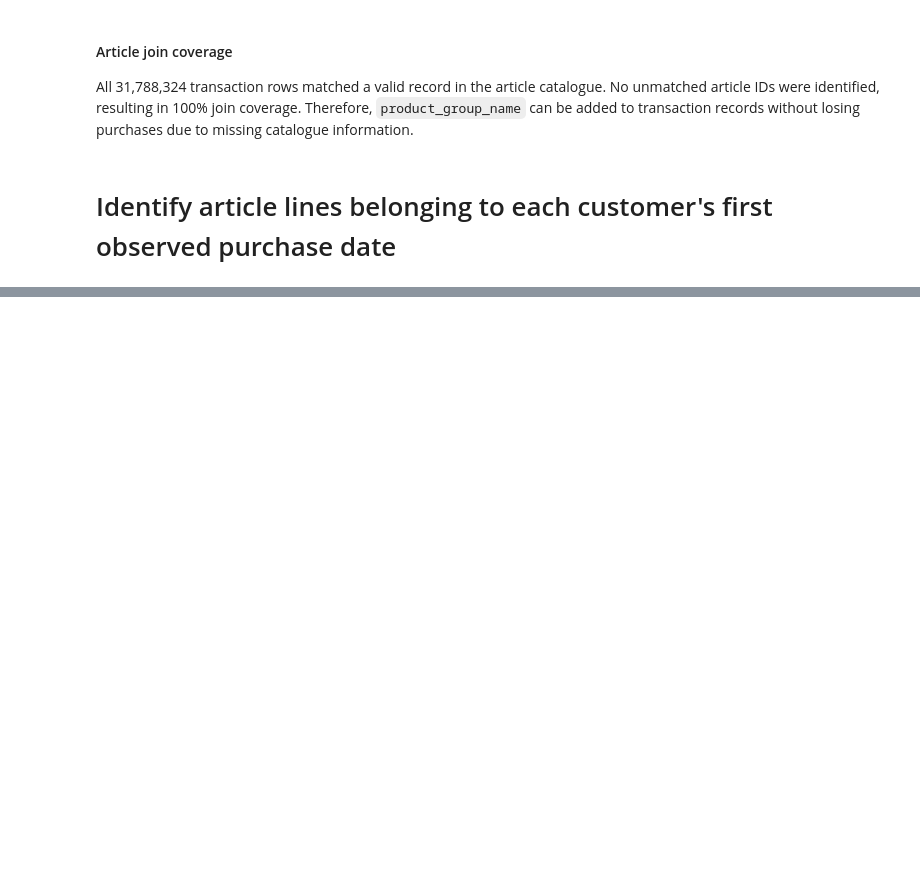
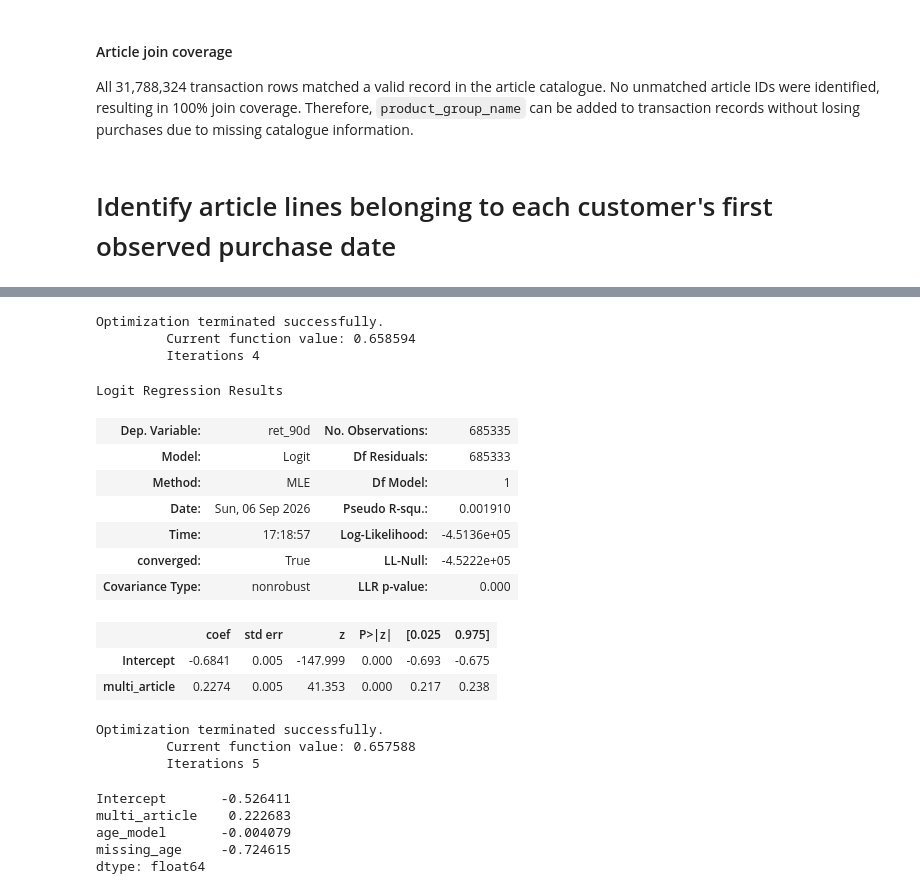
Before and after one commit to nastyaluziw-ux/hm-customer-retention-analysis, a Jupyter notebook: notebooks/01_retention_data_preparation.ipynb, the cells around one changed output, grey strips where cells are left out. Cells and saved outputs as stored; diff of their text form; code cells hidden in the pictures; blank space fills up the shorter version.

```diff
--- a/notebooks/01_retention_data_preparation.ipynb
+++ b/notebooks/01_retention_data_preparation.ipynb
@@ -1391,0 +1776,50 @@ LIMIT 20
+# %%
+formula_unadjusted = "ret_90d ~ multi_article"
+
+model_unadjusted = smf.logit(
+    formula=formula_unadjusted,
+    data=analysis_df
+)
+
+result_unadjusted = model_unadjusted.fit()
+# %% [output]
+Optimization terminated successfully.
+         Current function value: 0.658594
+         Iterations 4
+# %%
+result_unadjusted.summary()
+# %% [output]
+Logit Regression Results
+| Dep. Variable: | ret_90d | No. Observations: | 685335 |
+| Model: | Logit | Df Residuals: | 685333 |
+| Method: | MLE | Df Model: | 1 |
+| Date: | Sun, 06 Sep 2026 | Pseudo R-squ.: | 0.001910 |
+| Time: | 17:18:57 | Log-Likelihood: | -4.5136e+05 |
+| converged: | True | LL-Null: | -4.5222e+05 |
+| Covariance Type: | nonrobust | LLR p-value: | 0.000 |
+|  | coef | std err | z | P>|z| | [0.025 | 0.975] |
+| Intercept | -0.6841 | 0.005 | -147.999 | 0.000 | -0.693 | -0.675 |
+| multi_article | 0.2274 | 0.005 | 41.353 | 0.000 | 0.217 | 0.238 |
+# %%
+formula_2 = """
+ret_90d ~ multi_article
+       + age_model
+       + missing_age
+"""
+model_2= smf.logit(
+    formula=formula_2,
+    data= analysis_df
+)
+result_2=model_2.fit()
+# %% [output]
+Optimization terminated successfully.
+         Current function value: 0.657588
+         Iterations 5
+# %%
+result_2.params
+# %% [output]
+Intercept       -0.526411
+multi_article    0.222683
+age_model       -0.004079
+missing_age     -0.724615
+dtype: float64
```
Also changed, not shown: parts of 51 cells of this notebook.
